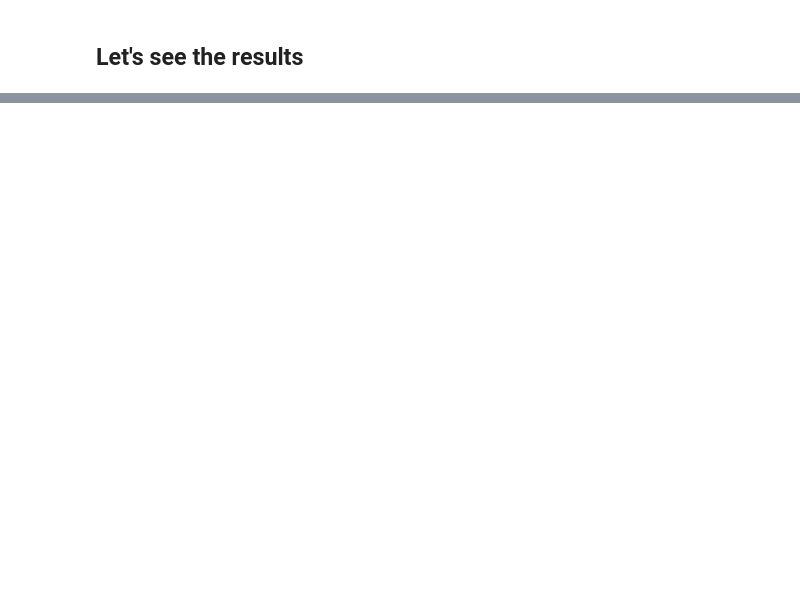
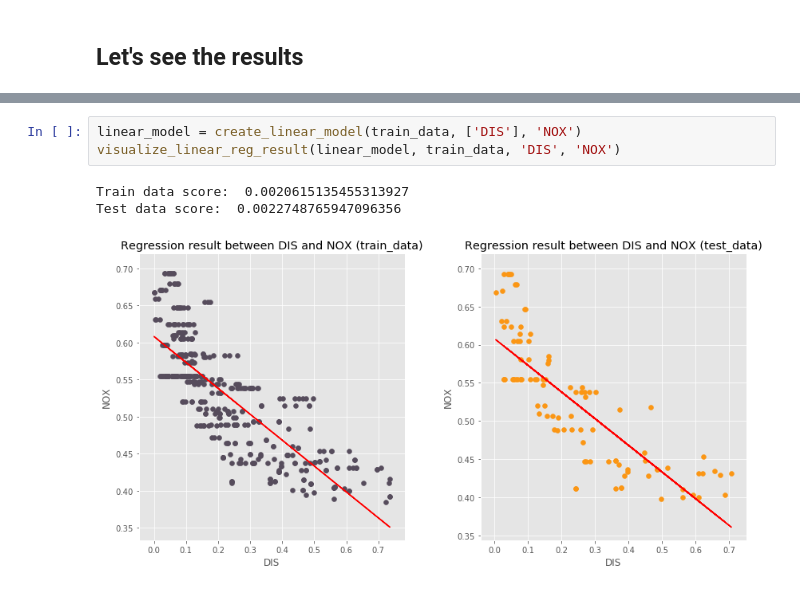
Before and after one commit to yura-hb/BI-PYT-OLS, a Jupyter notebook: semestral_work/EDA.ipynb, the cells around one changed output, grey strips where cells are left out. Drawn from its saved outputs; the diff is of its cells as text; blank space fills up the shorter version.

```diff
--- a/semestral_work/EDA.ipynb
+++ b/semestral_work/EDA.ipynb
@@ -251,0 +309,7 @@ plotFeatures()
+# %%
+linear_model = create_linear_model(train_data, ['DIS'], 'NOX')
+visualize_linear_reg_result(linear_model, train_data, 'DIS', 'NOX')
+# %% [output]
+Train data score:  0.0020615135455313927
+Test data score:  0.0022748765947096356
+[figure, added]
```
Also changed, not shown: parts of 28 cells of this notebook, 12 other files.
